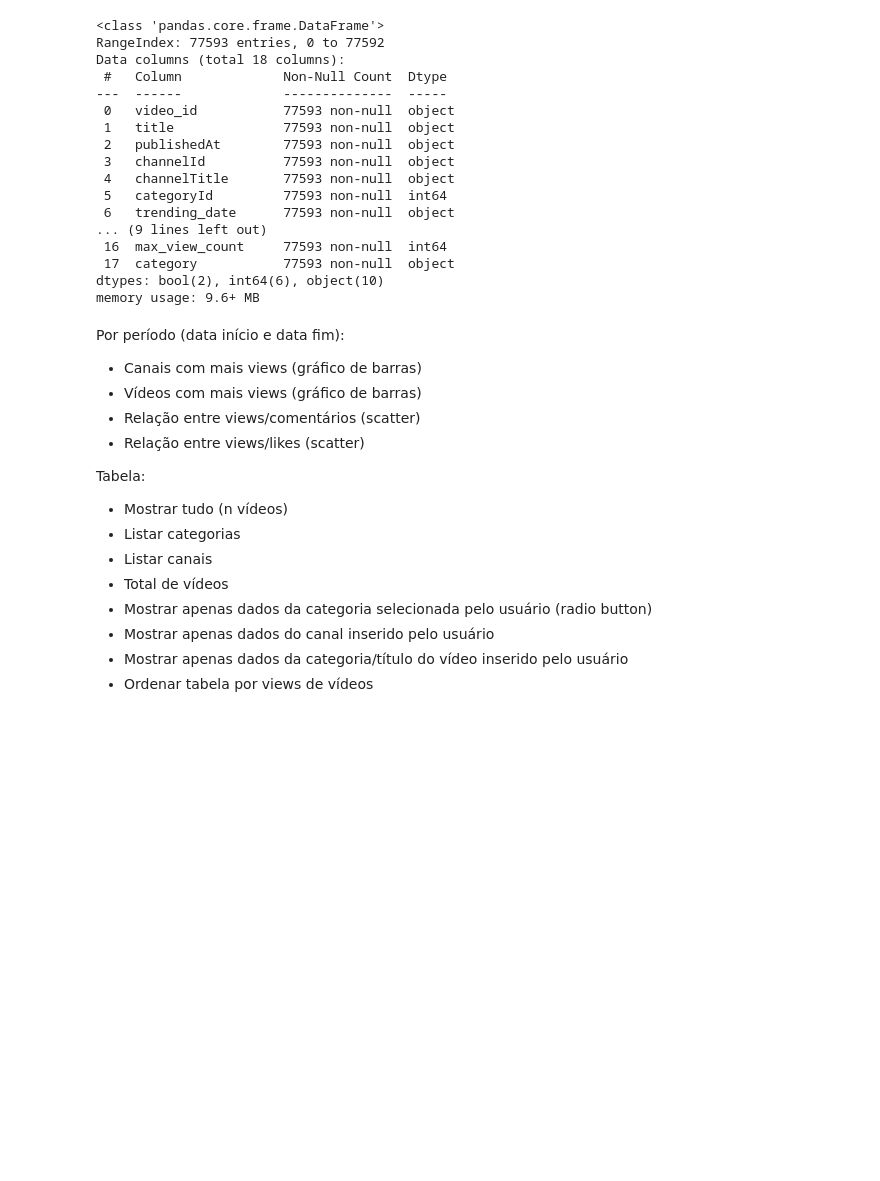
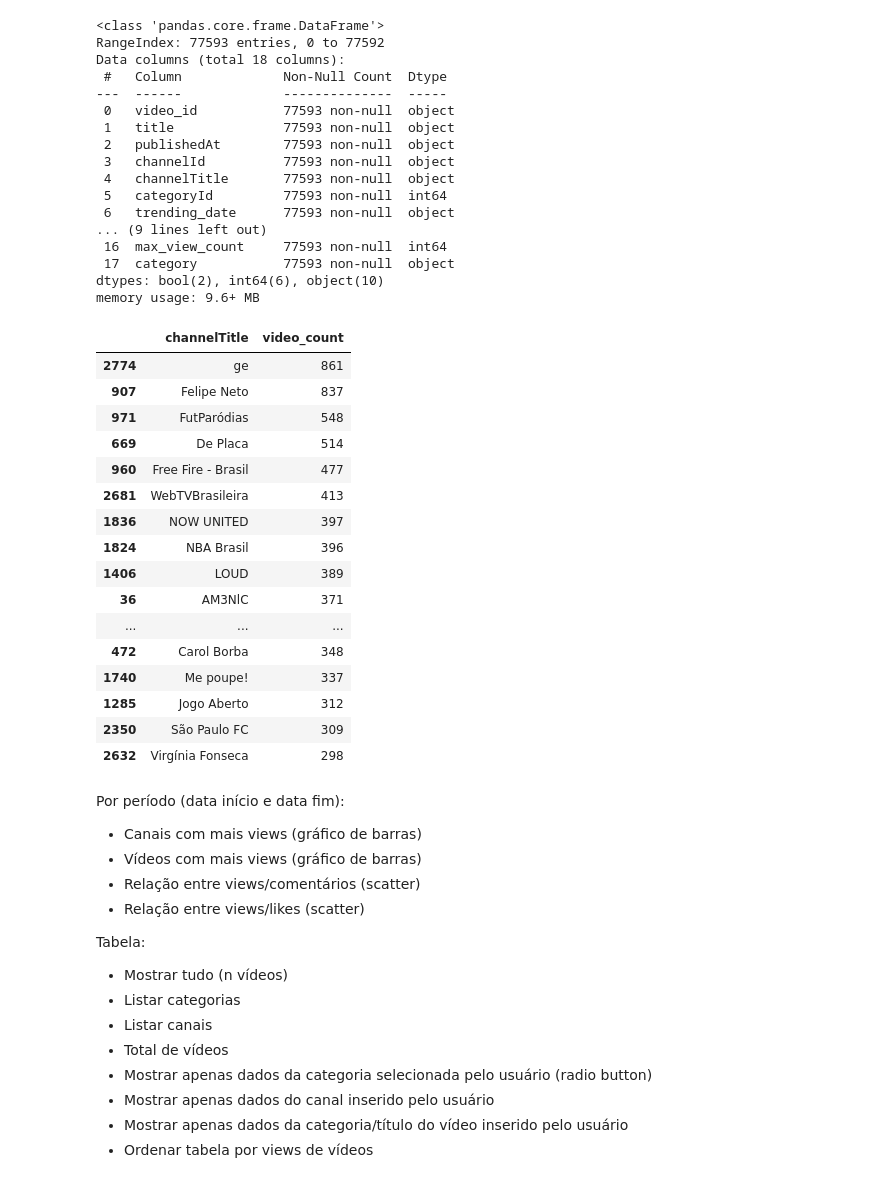
Before and after one commit to ect-info/POO_2021.2, a Jupyter notebook: docs/15-projeto_final1/POO_pandas_guia.ipynb, the cells around one changed output. Cells and saved outputs as stored; diff of their text form; code cells hidden in the pictures; blank space fills up the shorter version.

```diff
--- a/docs/15-projeto_final1/POO_pandas_guia.ipynb
+++ b/docs/15-projeto_final1/POO_pandas_guia.ipynb
@@ -36,7 +36,7 @@ def category_from_id(row):
 # %%
 # abre dataframe e mostra informações
 
-df = pd.read_csv('BR_youtube_trending_data.csv')
+df = pd.read_csv('BR_youtube_trending_data.csv', lineterminator='\n')
 print(f'Período: {df.publishedAt.min()} até {df.publishedAt.max()}')
 #df.head()
 #df.tail()
@@ -94,13 +94,31 @@ df.loc[mask]
 # %%
 # Agrupamentos e criação de Dataframes a partir de um existente
 
 # agrupa por canal e mostra o total de vídeos de cada um
-#df.groupby("channelTitle").size().reset_index(name="video_count") \
-#    .sort_values("video_count", ascending=False).head(20)
+df.groupby("channelTitle").size().reset_index(name="video_count") \
+    .sort_values("video_count", ascending=False).head(20)
 
 # agrupa por categoria e aplica uma lista de funções (com nomes informados por strings) a uma coluna do grupo
 #agg_func_count = {'view_count': ['min', 'max', 'count', 'nunique']}
 #df.groupby(['category']).agg(agg_func_count)
+# %% [output]
+|  | channelTitle | video_count |
+| 2774 | ge | 861 |
+| 907 | Felipe Neto | 837 |
+| 971 | FutParódias | 548 |
+| 669 | De Placa | 514 |
+| 960 | Free Fire - Brasil | 477 |
+| 2681 | WebTVBrasileira | 413 |
+| 1836 | NOW UNITED | 397 |
+| 1824 | NBA Brasil | 396 |
+| 1406 | LOUD | 389 |
+| 36 | AM3NlC | 371 |
+| ... | ... | ... |
+| 472 | Carol Borba | 348 |
+| 1740 | Me poupe! | 337 |
+| 1285 | Jogo Aberto | 312 |
+| 2350 | São Paulo FC | 309 |
+| 2632 | Virgínia Fonseca | 298 |
 # %% [markdown]
 Por período (data início e data fim):
 - Canais com mais views (gráfico de barras)
```
Also changed, not shown: parts of 3 cells of this notebook, 4 other files.
